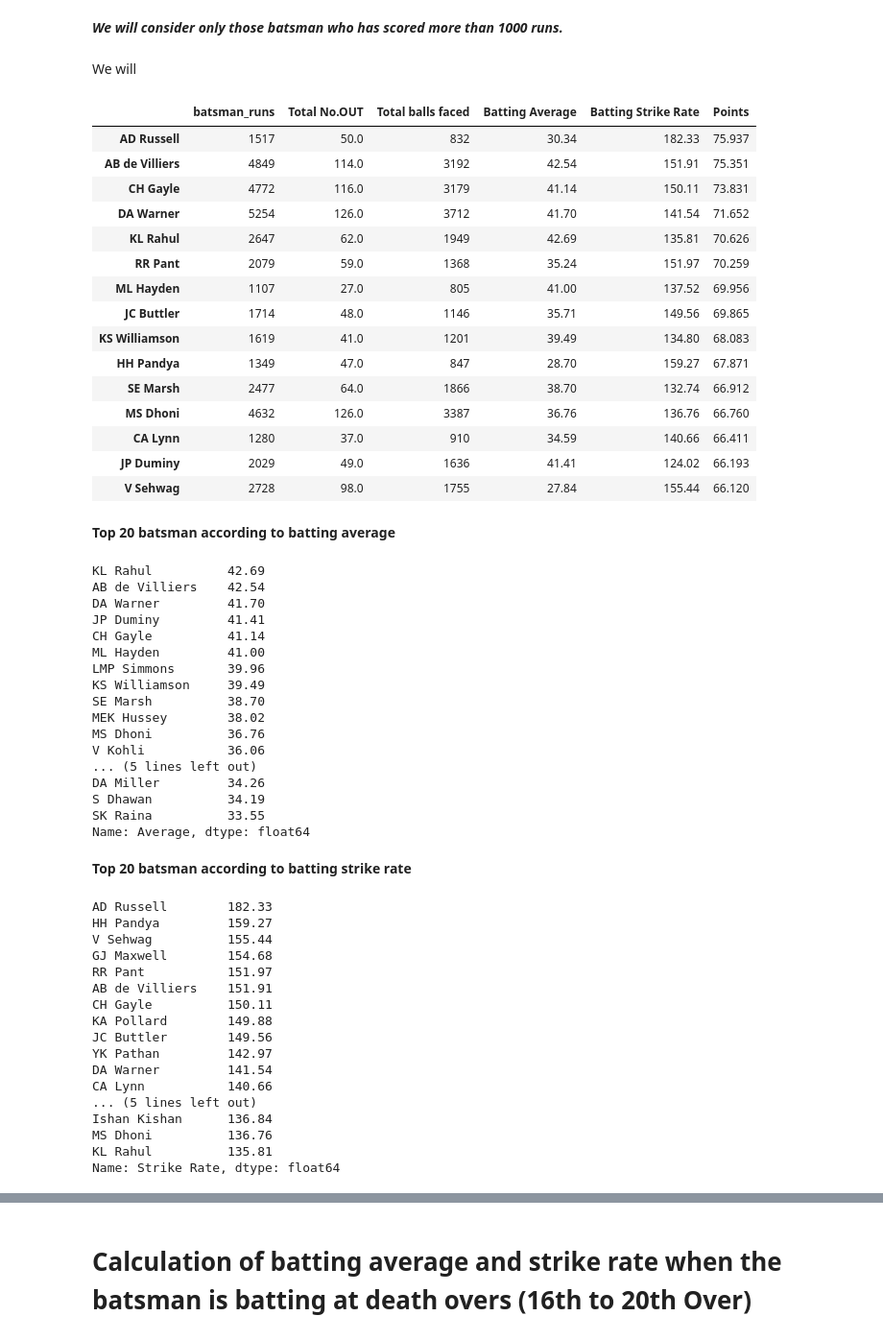
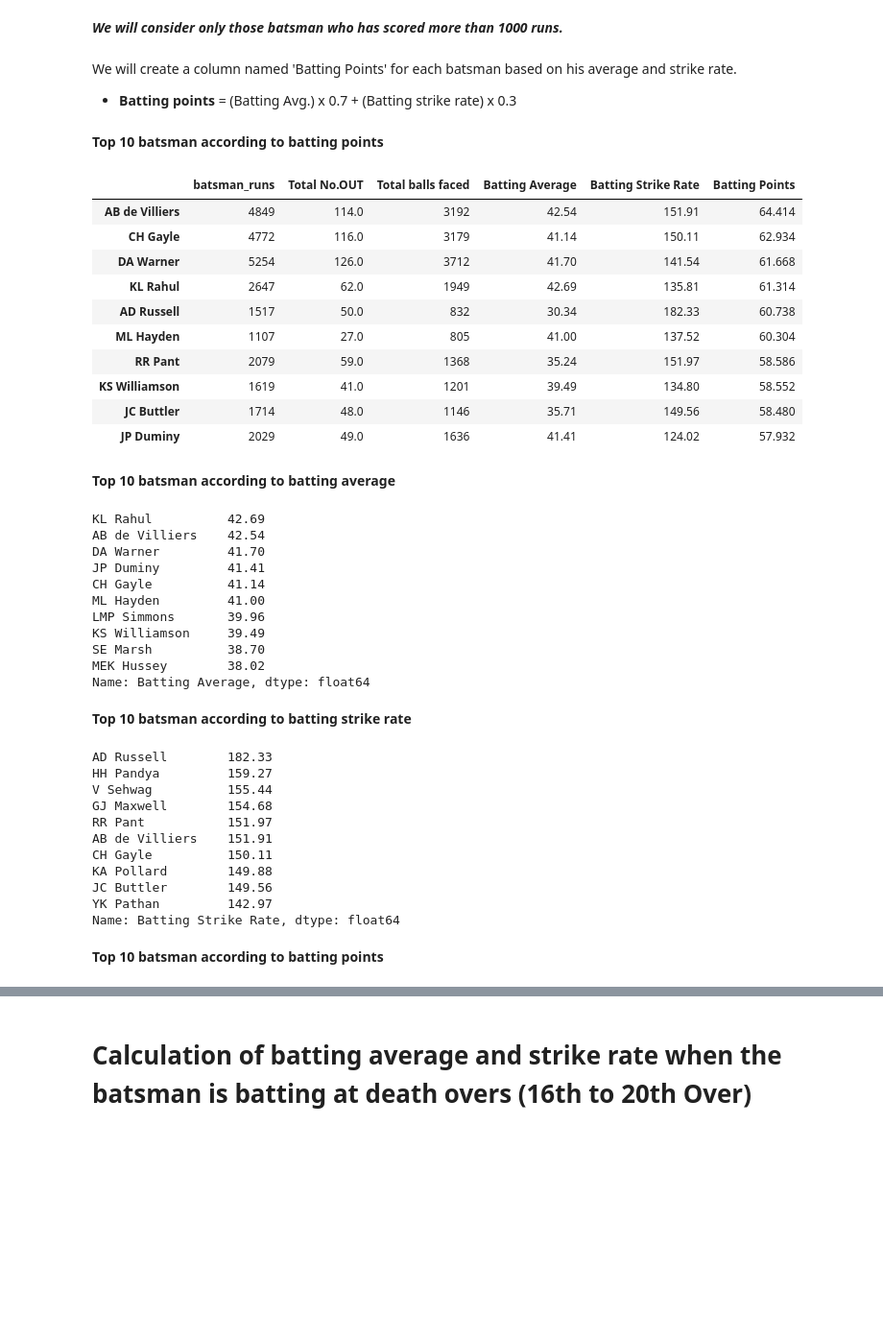
Before and after one commit to dhrubjun/All-time-best-IPL-team, a Jupyter notebook: All_time_best_IPL_team.ipynb, the cells around one changed output, grey strips where cells are left out. Shown at 96% size. Drawn from its saved outputs; the diff is of its cells as text; code cells hidden in the pictures; blank space fills up the shorter version.

```diff
--- a/All_time_best_IPL_team.ipynb
+++ b/All_time_best_IPL_team.ipynb
@@ -86,39 +87,36 @@ df_batsman['Batting Average'] = round(df_batsman['batsman_runs']/df_batsman['Tot
 **Calculation of batting strike rate**
 # %%
 df_batsman['Batting Strike Rate'] = round((df_batsman['batsman_runs']/df_batsman['Total balls faced'])* 100 , 2)
-# %%
-df_batsman.drop(columns=['Average', 'Strike Rate', 'Points'], inplace=True)
 # %% [markdown]
 ***We will consider only those batsman who has scored more than 1000 runs.***
 # %%
 df_batsman = df_batsman[df_batsman['batsman_runs']>1000]
-# %% [markdown]
-We will
+# %% [markdown]
+We will create a column named 'Batting Points' for each batsman based on his average and strike rate.
+
+*   **Batting points** = (Batting Avg.) x 0.7 + (Batting strike rate) x 0.3
 # %%
-df_batsman['Points'] = (df_batsman['Batting Average']*0.7)+(df_batsman['Batting Strike Rate']*0.3)
+df_batsman['Batting Points'] = (df_batsman['Batting Average']*0.8)+(df_batsman['Batting Strike Rate']*0.2)
+# %% [markdown]
+**Top 10 batsman according to batting points**
 # %%
-df_batsman.sort_values(by='Points', ascending=False).head(15)
+df_batsman.sort_values(by='Batting Points', ascending=False).head(10)
 # %% [output]
-|  | batsman_runs | Total No.OUT | Total balls faced | Batting Average | Batting Strike Rate | Points |
-| AD Russell | 1517 | 50.0 | 832 | 30.34 | 182.33 | 75.937 |
-| AB de Villiers | 4849 | 114.0 | 3192 | 42.54 | 151.91 | 75.351 |
-| CH Gayle | 4772 | 116.0 | 3179 | 41.14 | 150.11 | 73.831 |
-| DA Warner | 5254 | 126.0 | 3712 | 41.70 | 141.54 | 71.652 |
-| KL Rahul | 2647 | 62.0 | 1949 | 42.69 | 135.81 | 70.626 |
-| RR Pant | 2079 | 59.0 | 1368 | 35.24 | 151.97 | 70.259 |
-| ML Hayden | 1107 | 27.0 | 805 | 41.00 | 137.52 | 69.956 |
-| JC Buttler | 1714 | 48.0 | 1146 | 35.71 | 149.56 | 69.865 |
-| KS Williamson | 1619 | 41.0 | 1201 | 39.49 | 134.80 | 68.083 |
-| HH Pandya | 1349 | 47.0 | 847 | 28.70 | 159.27 | 67.871 |
-| SE Marsh | 2477 | 64.0 | 1866 | 38.70 | 132.74 | 66.912 |
-| MS Dhoni | 4632 | 126.0 | 3387 | 36.76 | 136.76 | 66.760 |
-| CA Lynn | 1280 | 37.0 | 910 | 34.59 | 140.66 | 66.411 |
-| JP Duminy | 2029 | 49.0 | 1636 | 41.41 | 124.02 | 66.193 |
-| V Sehwag | 2728 | 98.0 | 1755 | 27.84 | 155.44 | 66.120 |
+|  | batsman_runs | Total No.OUT | Total balls faced | Batting Average | Batting Strike Rate | Batting Points |
+| AB de Villiers | 4849 | 114.0 | 3192 | 42.54 | 151.91 | 64.414 |
+| CH Gayle | 4772 | 116.0 | 3179 | 41.14 | 150.11 | 62.934 |
+| DA Warner | 5254 | 126.0 | 3712 | 41.70 | 141.54 | 61.668 |
+| KL Rahul | 2647 | 62.0 | 1949 | 42.69 | 135.81 | 61.314 |
+| AD Russell | 1517 | 50.0 | 832 | 30.34 | 182.33 | 60.738 |
+| ML Hayden | 1107 | 27.0 | 805 | 41.00 | 137.52 | 60.304 |
+| RR Pant | 2079 | 59.0 | 1368 | 35.24 | 151.97 | 58.586 |
+| KS Williamson | 1619 | 41.0 | 1201 | 39.49 | 134.80 | 58.552 |
+| JC Buttler | 1714 | 48.0 | 1146 | 35.71 | 149.56 | 58.480 |
+| JP Duminy | 2029 | 49.0 | 1636 | 41.41 | 124.02 | 57.932 |
 # %% [markdown]
-**Top 20 batsman according to batting average**
+**Top 10 batsman according to batting average**
 # %%
-df_batsman.sort_values(by='Average', ascending=False).head(20)['Average']
+df_batsman.sort_values(by='Batting Average', ascending=False).head(10)['Batting Average']
 # %% [output]
 KL Rahul          42.69
 AB de Villiers    42.54
@@ -130,17 +128,11 @@ LMP Simmons       39.96
 KS Williamson     39.49
 SE Marsh          38.70
 MEK Hussey        38.02
-MS Dhoni          36.76
-V Kohli           36.06
-... (5 lines left out)
-DA Miller         34.26
-S Dhawan          34.19
-SK Raina          33.55
-Name: Average, dtype: float64
+Name: Batting Average, dtype: float64
 # %% [markdown]
-**Top 20 batsman according to batting strike rate**
+**Top 10 batsman according to batting strike rate**
 # %%
-df_batsman.sort_values(by='Strike Rate', ascending=False).head(20)['Strike Rate']
+df_batsman.sort_values(by='Batting Strike Rate', ascending=False).head(10)['Batting Strike Rate']
 # %% [output]
 AD Russell        182.33
 HH Pandya         159.27
@@ -152,10 +144,6 @@ CH Gayle          150.11
 KA Pollard        149.88
 JC Buttler        149.56
 YK Pathan         142.97
-DA Warner         141.54
-CA Lynn           140.66
-... (5 lines left out)
-Ishan Kishan      136.84
-MS Dhoni          136.76
-KL Rahul          135.81
-Name: Strike Rate, dtype: float64
+Name: Batting Strike Rate, dtype: float64
+# %% [markdown]
+**Top 10 batsman according to batting points**
```
Also changed, not shown: parts of 41 cells of this notebook.
